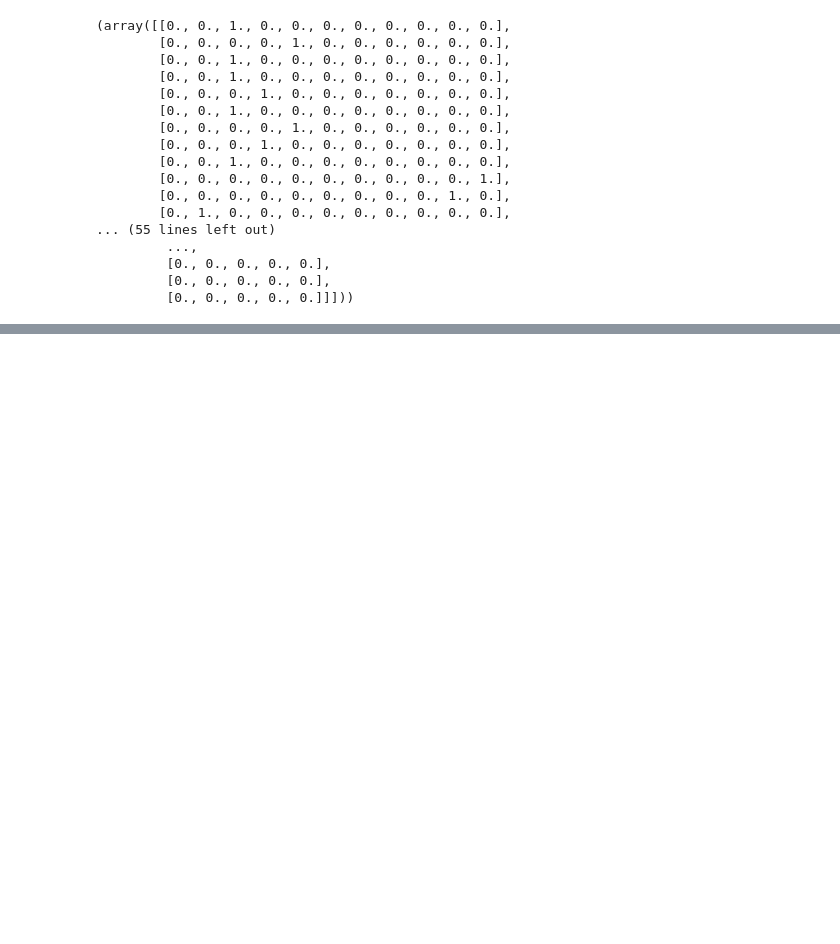
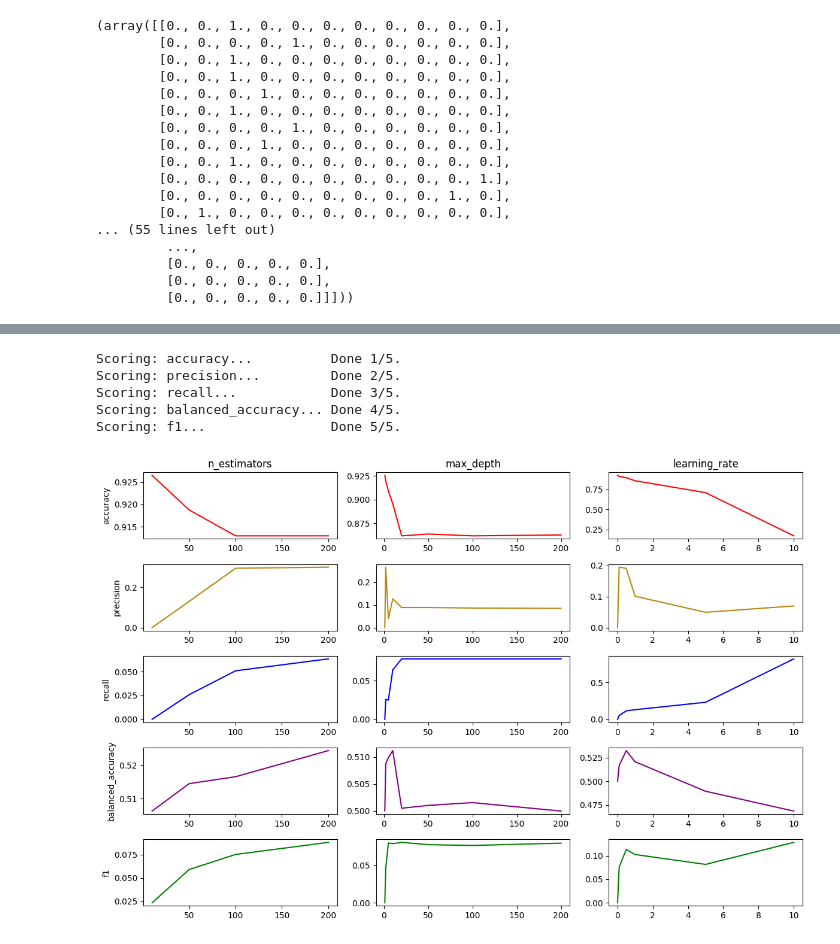
Before and after one commit to DruizrGit/UofT_Molecular_ML, a Jupyter notebook: notebook.ipynb, the cells around one changed output, grey strips where cells are left out. Saved outputs shown, nothing was run; the diff lists cells and outputs as text; code cells hidden in the pictures; blank space fills up the shorter version.

```diff
--- a/notebook.ipynb
+++ b/notebook.ipynb
@@ -367,0 +477,3 @@ array([0, 1, 0, 0, 0, 0, 0, 0, 0, 0, 1, 0, 0, 0, 0, 0, 0, 0, 0, 0, 0, 0,
+# %%
+clintox_data = load_data("clintox")
+clintox_data.head()
@@ -367,0 +538,11 @@ array([0, 1, 0, 0, 0, 0, 0, 0, 0, 0, 1, 0, 0, 0, 0, 0, 0, 0, 0, 0, 0, 0,
+# %%
+pipeline = Pipeline(
+    [
+        ("clean_columns", ColumnCleaner()),
+        ("drop_invalid", DropInvalidSmiles()),
+        ("smiles_to_bits", SmilesToBits()),
+        ("toxic_as_int", ToxicInt()),
+    ]
+)
+
+prepped_data = pipeline.fit_transform(clintox_data)
@@ -367,0 +578,6 @@ array([0, 1, 0, 0, 0, 0, 0, 0, 0, 0, 1, 0, 0, 0, 0, 0, 0, 0, 0, 0, 0, 0,
+# %%
+train_data, val_data, test_data = partition_data(prepped_data, 2, 0.15)
+
+print(train_data["toxic"].value_counts(normalize=True))
+print(val_data["toxic"].value_counts(normalize=True))
+print(test_data["toxic"].value_counts(normalize=True))
@@ -367,0 +594,22 @@ array([0, 1, 0, 0, 0, 0, 0, 0, 0, 0, 1, 0, 0, 0, 0, 0, 0, 0, 0, 0, 0, 0,
+# %%
+X_train, y_train = get_features_and_labels(train_data).values()
+X_val, y_val = get_features_and_labels(val_data).values()
+X_test, y_test = get_features_and_labels(test_data).values()
+# %%
+analyze_hyperparameters(
+    X_train, y_train,
+    classifier=GradientBoostingClassifier(),
+    param_grid={
+        "n_estimators": [10, 50, 100, 200],
+        "max_depth": [1, 2, 5, 10, 20, 50, 100, 200],
+        "learning_rate": [0.01, 0.1, 0.5, 1.0, 5.0, 10.0],
+    },
+    figsize=(12, 8),
+)
+# %% [output]
+Scoring: accuracy...          Done 1/5.
+Scoring: precision...         Done 2/5.
+Scoring: recall...            Done 3/5.
+Scoring: balanced_accuracy... Done 4/5.
+Scoring: f1...                Done 5/5.
+[figure, added]
```
Also changed, not shown: parts of 14 cells of this notebook.
